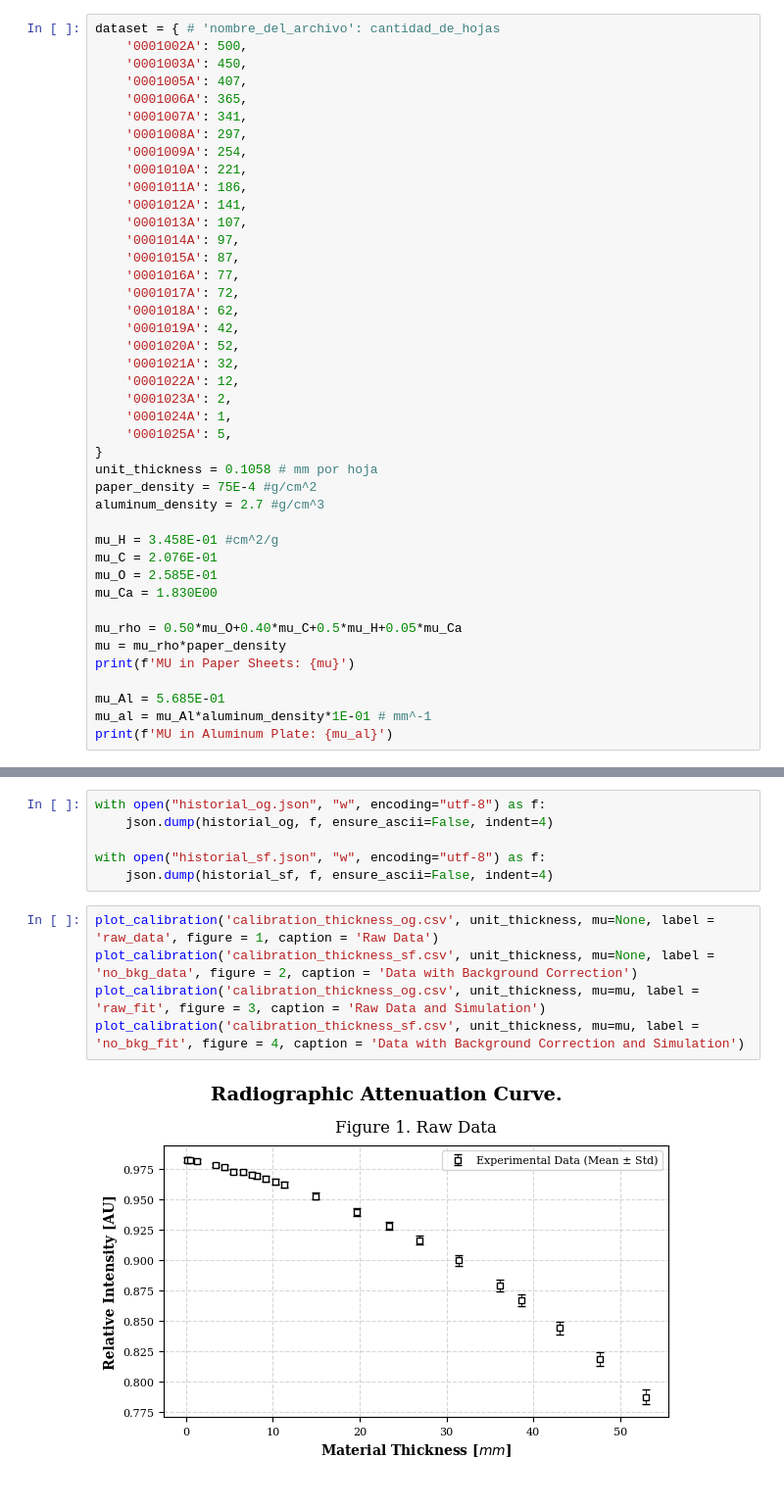
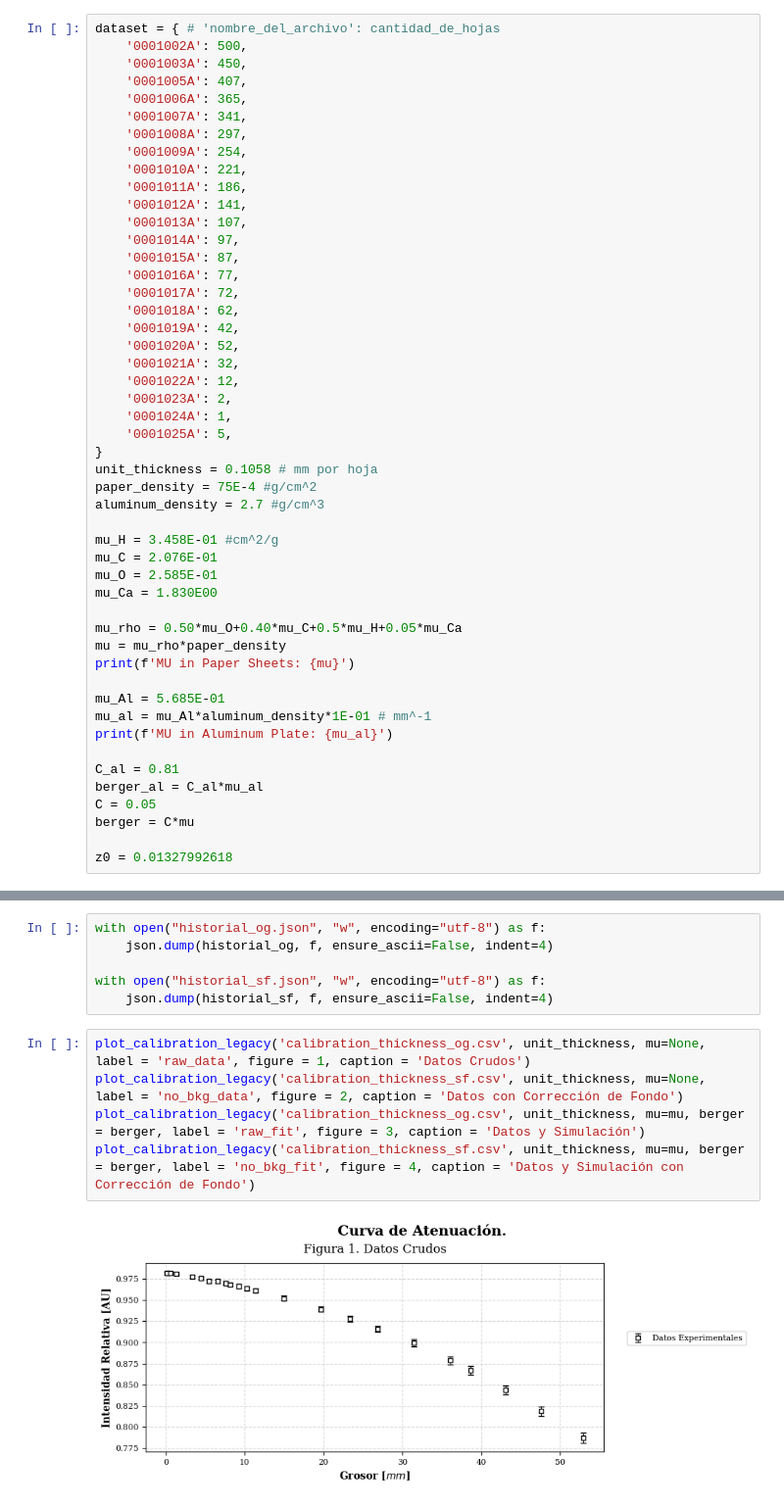
Before and after one commit to JustaPurpleWolf/Undergraduate-Physics-Methods, a Jupyter notebook: Modern Physics/Radiography/radiography_analysis.ipynb, the cells around one changed output, grey strips where cells are left out. Shown at 98% size. Saved outputs shown, nothing was run; the diff lists cells and outputs as text.

```diff
--- a/Modern Physics/Radiography/radiography_analysis.ipynb
+++ b/Modern Physics/Radiography/radiography_analysis.ipynb
@@ -63,6 +66,13 @@ print(f'MU in Paper Sheets: {mu}')
 mu_Al = 5.685E-01
 mu_al = mu_Al*aluminum_density*1E-01 # mm^-1
 print(f'MU in Aluminum Plate: {mu_al}')
+
+C_al = 0.81
+berger_al = C_al*mu_al
+C = 0.05
+berger = C*mu
+
+z0 = 0.01327992618
 # %% [output]
 MU in Paper Sheets: 0.0035751750000000003
 MU in Aluminum Plate: 0.15349500000000002
@@ -129,9 +139,9 @@ with open("historial_og.json", "w", encoding="utf-8") as f:
 with open("historial_sf.json", "w", encoding="utf-8") as f:
     json.dump(historial_sf, f, ensure_ascii=False, indent=4)
 # %%
-plot_calibration('calibration_thickness_og.csv', unit_thickness, mu=None, label = 'raw_data', figure = 1, caption = 'Raw Data')
-plot_calibration('calibration_thickness_sf.csv', unit_thickness, mu=None, label = 'no_bkg_data', figure = 2, caption = 'Data with Background Correction')
-plot_calibration('calibration_thickness_og.csv', unit_thickness, mu=mu, label = 'raw_fit', figure = 3, caption = 'Raw Data and Simulation')
-plot_calibration('calibration_thickness_sf.csv', unit_thickness, mu=mu, label = 'no_bkg_fit', figure = 4, caption = 'Data with Background Correction and Simulation')
+plot_calibration_legacy('calibration_thickness_og.csv', unit_thickness, mu=None, label = 'raw_data', figure = 1, caption = 'Datos Crudos')
+plot_calibration_legacy('calibration_thickness_sf.csv', unit_thickness, mu=None, label = 'no_bkg_data', figure = 2, caption = 'Datos con Corrección de Fondo')
+plot_calibration_legacy('calibration_thickness_og.csv', unit_thickness, mu=mu, berger  = berger, label = 'raw_fit', figure = 3, caption = 'Datos y Simulación')
+plot_calibration_legacy('calibration_thickness_sf.csv', unit_thickness, mu=mu, berger  = berger, label = 'no_bkg_fit', figure = 4, caption = 'Datos y Simulación con Corrección de Fondo')
 # %% [output]
-[figure, old version]
+[figure, new version]
```
Also changed, not shown: parts of 9 cells of this notebook, 41 other files.
